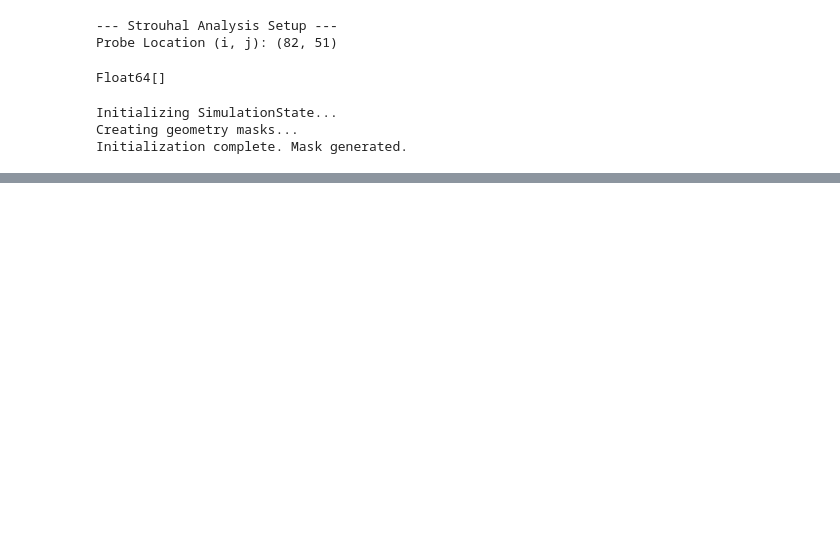
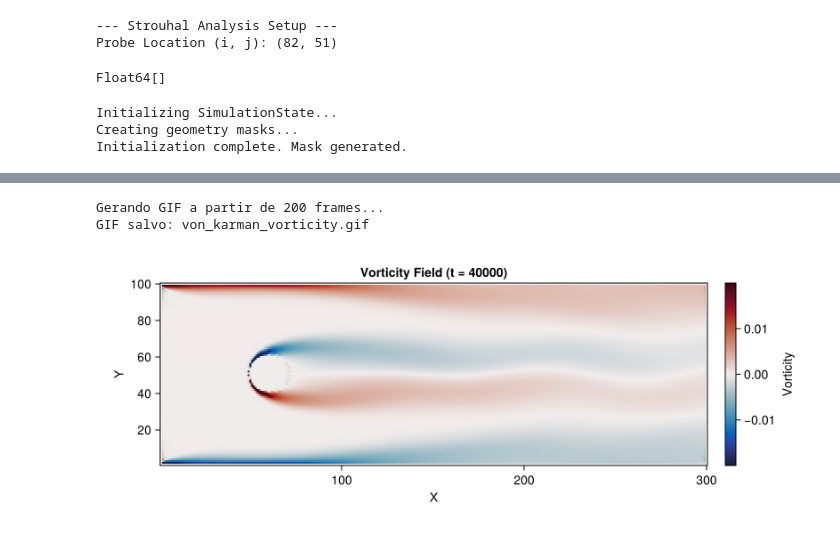
Before and after one commit to phelipestoiber/LBM, a Jupyter notebook: notebooks/notebooks/02_cylinder_benchmark.ipynb, the cells around one changed output, grey strips where cells are left out. Saved outputs shown, nothing was run; the diff lists cells and outputs as text; code cells hidden in the pictures; blank space fills up the shorter version.

Commit message:
feat: Finaliza benchmark Von Karman (remove SVG do histórico)

```diff
--- a/notebooks/notebooks/02_cylinder_benchmark.ipynb
+++ b/notebooks/notebooks/02_cylinder_benchmark.ipynb
@@ -82,13 +80,19 @@ LBM Relaxation (τ): 0.533
 # --- Simulation Control ---
 
 # Total number of time steps
-const MAX_STEPS = 20000
+const MAX_STEPS = 40000
 
 # # How often to save a plot frame (e.g., every 250 steps)
 # const PLOT_EVERY = 250
+const SNAPSHOT_EVERY = 200
+
+# Preparar container para os snapshots
+snapshots_vorticity = VorticitySnapshot[]
+sizehint!(snapshots_vorticity, 100) # Otimização de memória
 
 println("--- Simulation Control ---")
 println("Max Steps: $(MAX_STEPS)")
 # println("Plotting every: $(PLOT_EVERY) steps")
+println("Plotting every: $(SNAPSHOT_EVERY) steps")
 # %% [output]
 --- Simulation Control ---
@@ -172,6 +179,67 @@ Simulation finished.
 # gif(anim, "von_karman_vortex_street.gif", fps = 15)
 
 # println("Animation saved as 'von_karman_vortex_street.gif'")
+# %%
+"""
+    generate_vorticity_gif(snapshots, filename)
+
+Gera um GIF animado a partir da lista de snapshots usando CairoMakie.
+"""
+function generate_vorticity_gif(snapshots, filename="vorticity.gif")
+    if isempty(snapshots)
+        @warn "Lista de snapshots vazia!"
+        return
+    end
+
+    println("Gerando GIF a partir de $(length(snapshots)) frames...")
+
+    # Extrair dimensões
+    nx, ny = size(snapshots[1].data)
+
+    # Criar Observables (Dados que mudam dinamicamente)
+    # Começamos com o primeiro frame
+    obs_time = Observable(snapshots[1].t)
+    obs_vort = Observable(snapshots[1].data)
+
+    # Configurar Figura
+    fig = Figure(size = (800, 300))
+    ax = Axis(
+        fig[1, 1],
+        title = @lift("Vorticity Field (t = $($obs_time))"), # Título dinâmico
+        xlabel = "X", ylabel = "Y",
+        aspect = DataAspect()
+    )
+
+    # Configurar Heatmap
+    # Note: Usamos transpose (rot90 ou permutedims) se necessário para alinhar eixos
+    # Makie plota matrizes [x,y], então geralmente está ok sem transpor,
+    # mas visualmente depende de como calculamos.
+    hm = CairoMakie.heatmap!(
+        ax,
+        obs_vort,
+        colormap = :balance, # Azul -> Branco -> Vermelho
+        colorrange = (-0.02, 0.02) # Fixar a escala para não piscar
+    )
+    Colorbar(fig[1, 2], hm, label="Vorticity")
+
+    # Loop de Gravação (Record)
+    record(fig, filename, snapshots; framerate = 15) do snap
+        # Atualizamos os Observables com os dados do snapshot atual
+        obs_time[] = snap.t
+        obs_vort[] = snap.data
+        # O Makie atualiza o plot automaticamente aqui
+    end
+
+    println("GIF salvo: $filename")
+    return fig
+end
+
+# --- Gerar o GIF ---
+generate_vorticity_gif(snapshots_vorticity, "von_karman_vorticity.gif")
+# %% [output]
+Gerando GIF a partir de 200 frames...
+GIF salvo: von_karman_vorticity.gif
+[figure, added]
 # %%
 println("Gerando Streamplot de Alta Qualidade...")
 
```
Also changed, not shown: parts of 6 cells of this notebook, 10 other files.
